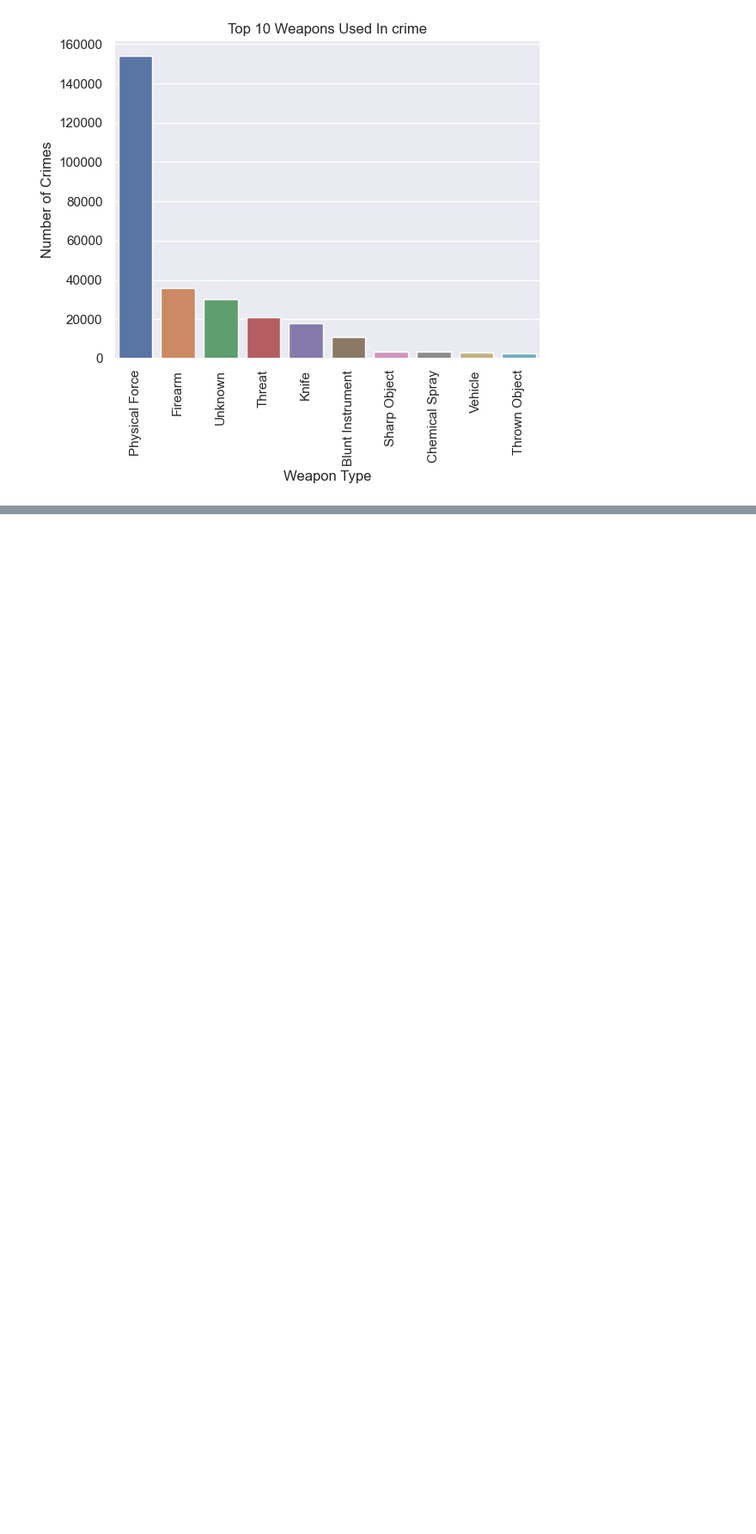
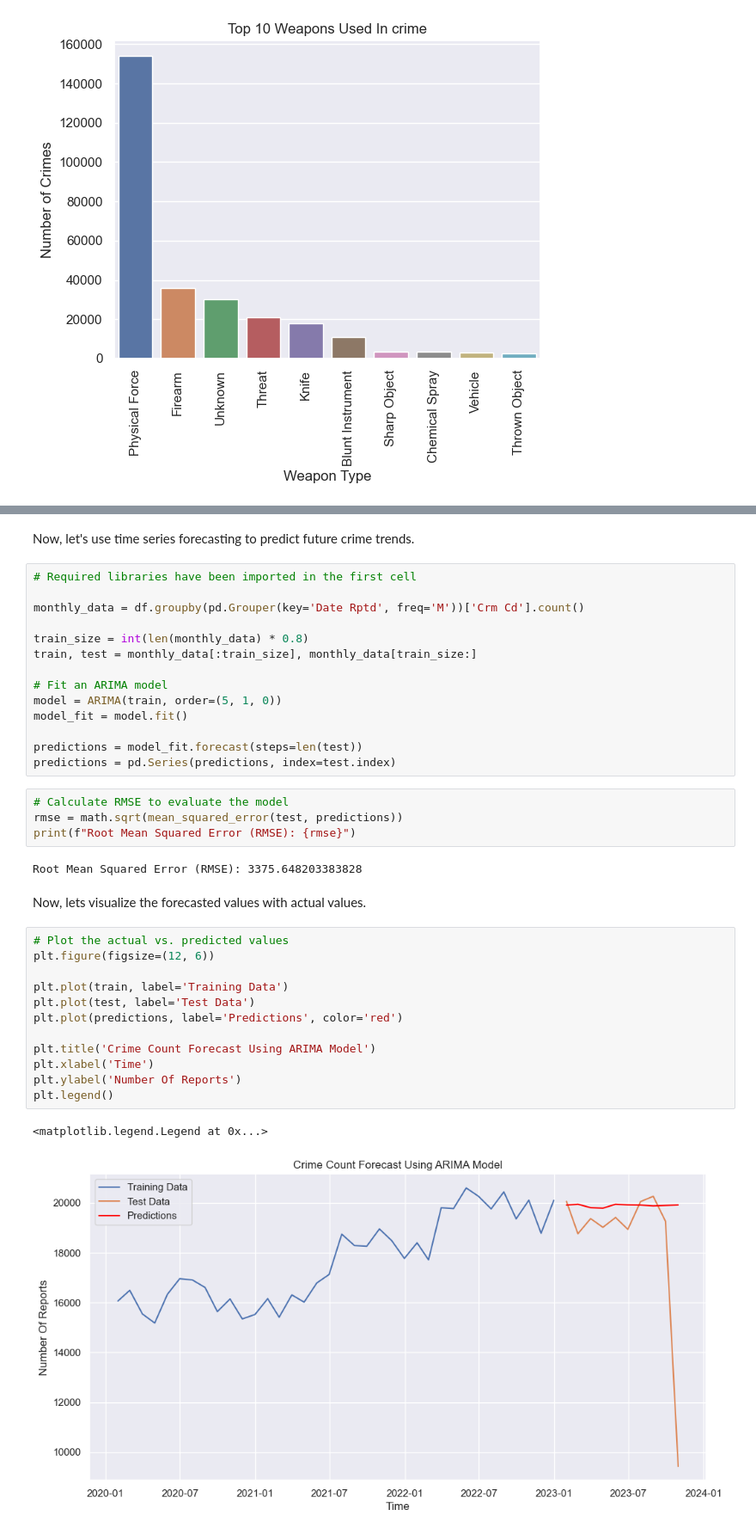
Before and after one commit to RishabhHM/Analyzing-Crime-In-LA, a Jupyter notebook: Crime_In_LA.ipynb, the cells around one changed output, grey strips where cells are left out. Shown at 86% size. Cells and saved outputs as stored; diff of their text form; blank space fills up the shorter version.

Commit message:
✨ feat : Predictive Modeling

```diff
--- a/Crime_In_LA.ipynb
+++ b/Crime_In_LA.ipynb
@@ -1352,0 +1361,39 @@ plt.xticks(rotation=90)
+# %% [markdown]
+Now, let's use time series forecasting to predict future crime trends.
+# %%
+# Required libraries have been imported in the first cell
+
+monthly_data = df.groupby(pd.Grouper(key='Date Rptd', freq='M'))['Crm Cd'].count()
+
+train_size = int(len(monthly_data) * 0.8)
+train, test = monthly_data[:train_size], monthly_data[train_size:]
+
+# Fit an ARIMA model
+model = ARIMA(train, order=(5, 1, 0))
+model_fit = model.fit()
+
+predictions = model_fit.forecast(steps=len(test))
+predictions = pd.Series(predictions, index=test.index)
+# %%
+# Calculate RMSE to evaluate the model
+rmse = math.sqrt(mean_squared_error(test, predictions))
+print(f"Root Mean Squared Error (RMSE): {rmse}")
+# %% [output]
+Root Mean Squared Error (RMSE): 3375.648203383828
+# %% [markdown]
+Now, lets visualize the forecasted values with actual values.
+# %%
+# Plot the actual vs. predicted values
+plt.figure(figsize=(12, 6))
+
+plt.plot(train, label='Training Data')
+plt.plot(test, label='Test Data')
+plt.plot(predictions, label='Predictions', color='red')
+
+plt.title('Crime Count Forecast Using ARIMA Model')
+plt.xlabel('Time')
+plt.ylabel('Number Of Reports')
+plt.legend()
+# %% [output]
+<matplotlib.legend.Legend at 0x...>
+[figure, added]
```
Also changed, not shown: parts of 3 cells of this notebook.
